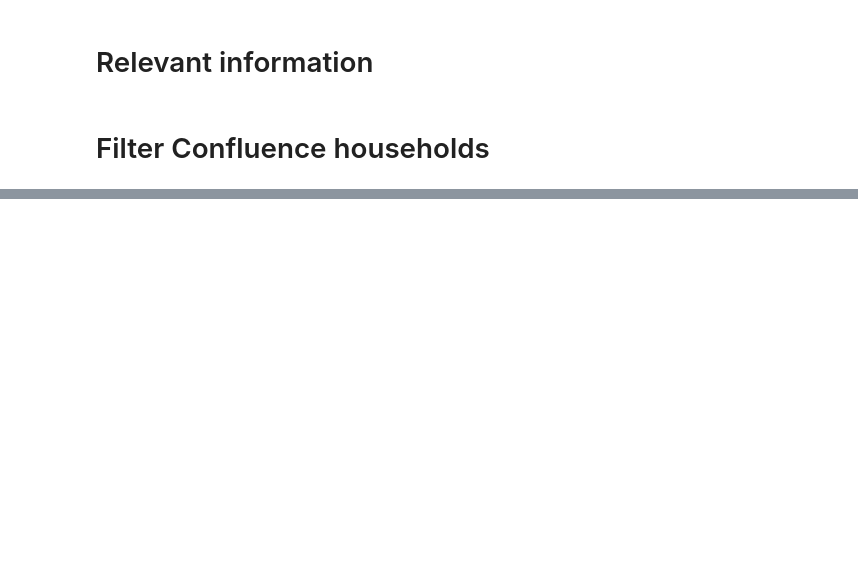
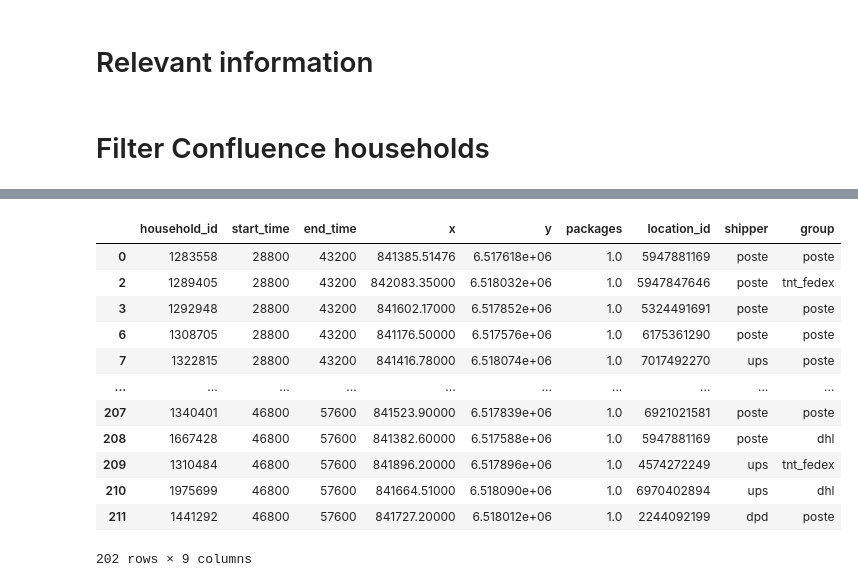
Before and after one commit to Horizon-LEAD/lead-lyon, a Jupyter notebook: parcels/Generate VRP.ipynb, the cells around one changed output, grey strips where cells are left out. Cells and saved outputs as stored; diff of their text form; code cells hidden in the pictures; blank space fills up the shorter version.

```diff
--- a/parcels/Generate VRP.ipynb
+++ b/parcels/Generate VRP.ipynb
@@ -106,0 +66,8 @@ df_nodes_file[["location_id", "x", "y"]].to_csv("%s/vrp_nodes.csv" % output_path
+# %%
+df_services = gpd.read_file("output/services.gpkg")
+df_services = df_services.groupby("group").aggregate({
+    "weight": "sum",
+    "geometry": "first",
+    "entry": "first"
+}).reset_index()
+df_services["share"] = df_services["weight"] / df_services["weight"].sum()
@@ -106,0 +83,20 @@ df_nodes_file[["location_id", "x", "y"]].to_csv("%s/vrp_nodes.csv" % output_path
+# %%
+df_deliveries = df_deliveries.drop_duplicates("household_id").copy()
+# %%
+cdf = np.cumsum(df_services["share"])
+names = df_services["group"]
+
+random = np.random.RandomState(seed)
+selection = [np.count_nonzero(cdf < r) for r in random.random(len(df_deliveries))]
+
+df_deliveries["group"] = names.iloc[selection].values
+# %%
+df_morning = df_deliveries.copy()
+df_morning["start_time"] = 8 * 3600
+df_morning["end_time"] = 12 * 3600
+
+df_evening = df_deliveries.copy()
+df_evening["start_time"] = 13 * 3600
+df_evening["end_time"] = 16 * 3600
+
+df_deliveries = pd.concat([df_morning, df_evening])
@@ -106,0 +108,16 @@ df_nodes_file[["location_id", "x", "y"]].to_csv("%s/vrp_nodes.csv" % output_path
+# %%
+df_deliveries
+# %% [output]
+|  | household_id | start_time | end_time | x | y | packages | location_id | shipper | group |
+| 0 | 1283558 | 28800 | 43200 | 841385.51476 | 6.517618e+06 | 1.0 | 5947881169 | poste | poste |
+| 2 | 1289405 | 28800 | 43200 | 842083.35000 | 6.518032e+06 | 1.0 | 5947847646 | poste | tnt_fedex |
+| 3 | 1292948 | 28800 | 43200 | 841602.17000 | 6.517852e+06 | 1.0 | 5324491691 | poste | poste |
+| 6 | 1308705 | 28800 | 43200 | 841176.50000 | 6.517576e+06 | 1.0 | 6175361290 | poste | poste |
+| 7 | 1322815 | 28800 | 43200 | 841416.78000 | 6.518074e+06 | 1.0 | 7017492270 | ups | poste |
+| ... | ... | ... | ... | ... | ... | ... | ... | ... | ... |
+| 207 | 1340401 | 46800 | 57600 | 841523.90000 | 6.517839e+06 | 1.0 | 6921021581 | poste | poste |
+| 208 | 1667428 | 46800 | 57600 | 841382.60000 | 6.517588e+06 | 1.0 | 5947881169 | poste | dhl |
+| 209 | 1310484 | 46800 | 57600 | 841896.20000 | 6.517896e+06 | 1.0 | 4574272249 | ups | tnt_fedex |
+| 210 | 1975699 | 46800 | 57600 | 841664.51000 | 6.518090e+06 | 1.0 | 6970402894 | ups | dhl |
+| 211 | 1441292 | 46800 | 57600 | 841727.20000 | 6.518012e+06 | 1.0 | 2244092199 | dpd | poste |
+202 rows × 9 columns
```
Also changed, not shown: parts of 15 cells of this notebook, 17 other files.
